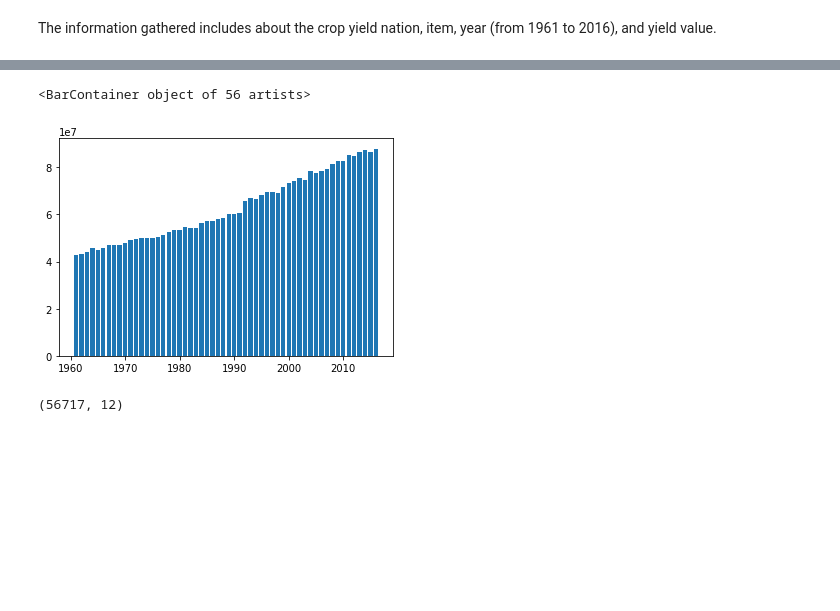
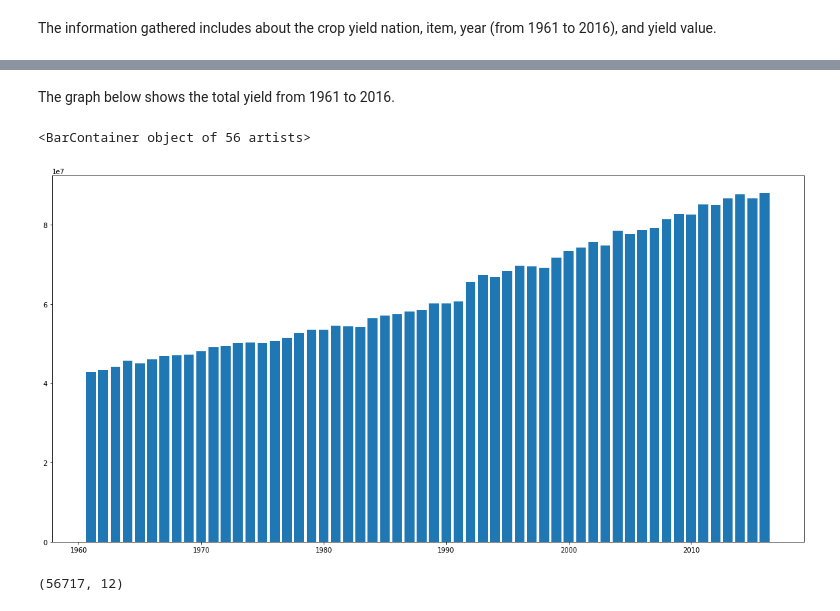
Before and after one commit to sreesanka-ajayan/Crop_Yeild, a Jupyter notebook: EL4013.ipynb, the cells around one changed output, grey strips where cells are left out. Cells and saved outputs as stored; diff of their text form; code cells hidden in the pictures; blank space fills up the shorter version.

```diff
--- a/EL4013.ipynb
+++ b/EL4013.ipynb
@@ -31,11 +39,14 @@ df_yield.head()
+# %% [markdown]
+The graph below shows the total yield from 1961 to 2016.
 # %%
 d=df_yield[['Area','Year','Value']].groupby(by='Year').sum()
 type(d)
+plt.figure(figsize=(20,10))
 d.values.reshape(1,-1)[0]
 plt.bar(d.index,d.values.reshape(1,-1)[0])
 # %% [output]
 <BarContainer object of 56 artists>
-[figure, old version]
+[figure, new version]
 # %%
 df_yield.shape
 # %% [output]
```
Also changed, not shown: parts of 38 cells of this notebook.
